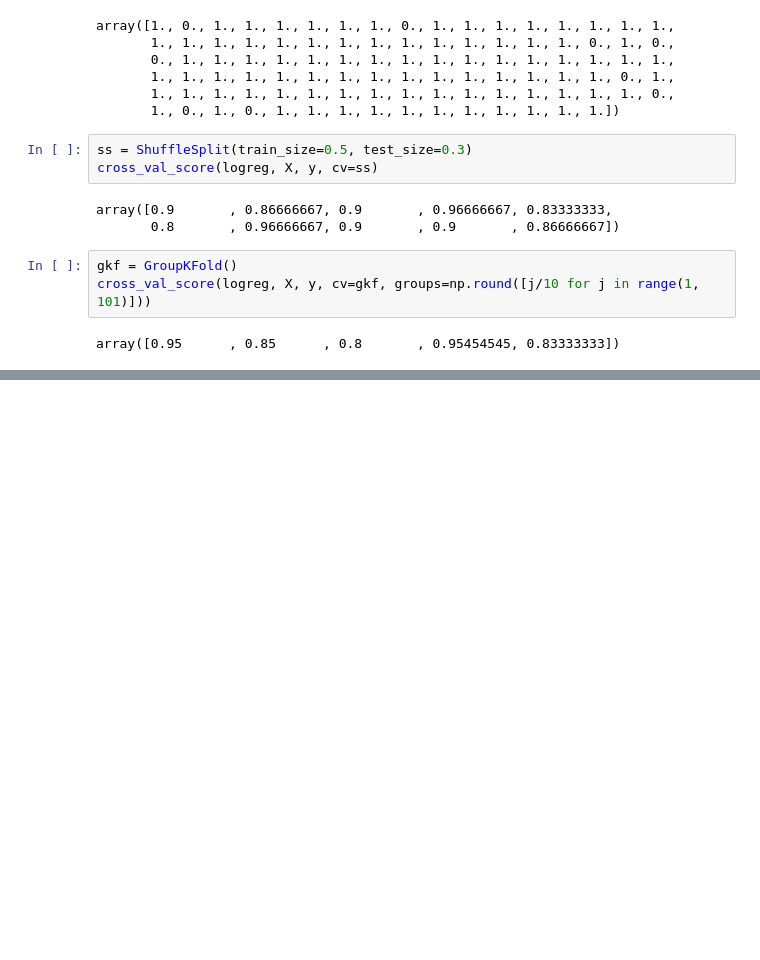
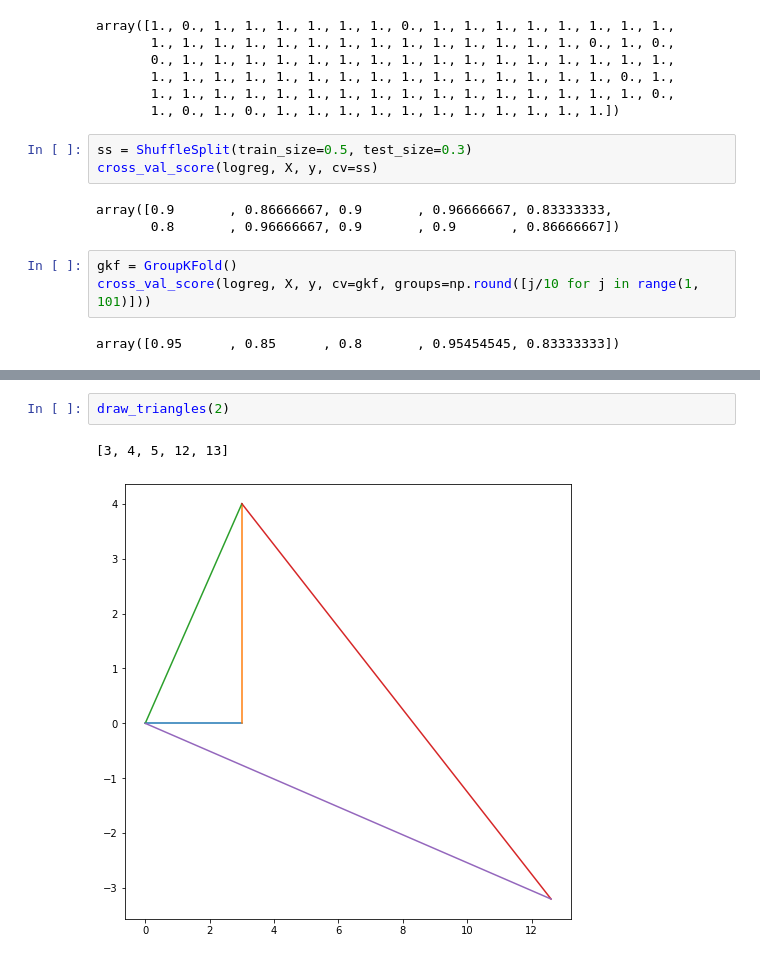
Before and after one commit to gadamico/Code-Snippets, a Jupyter notebook: scratch8.ipynb, the cells around one changed output, grey strips where cells are left out. Saved outputs shown, nothing was run; the diff lists cells and outputs as text; blank space fills up the shorter version.

```diff
--- a/scratch8.ipynb
+++ b/scratch8.ipynb
@@ -319,0 +389,5 @@ array([0.95      , 0.85      , 0.8       , 0.95454545, 0.83333333])
+# %%
+draw_triangles(2)
+# %% [output]
+[3, 4, 5, 12, 13]
+[figure, added]
```
Also changed, not shown: parts of 31 cells of this notebook.
